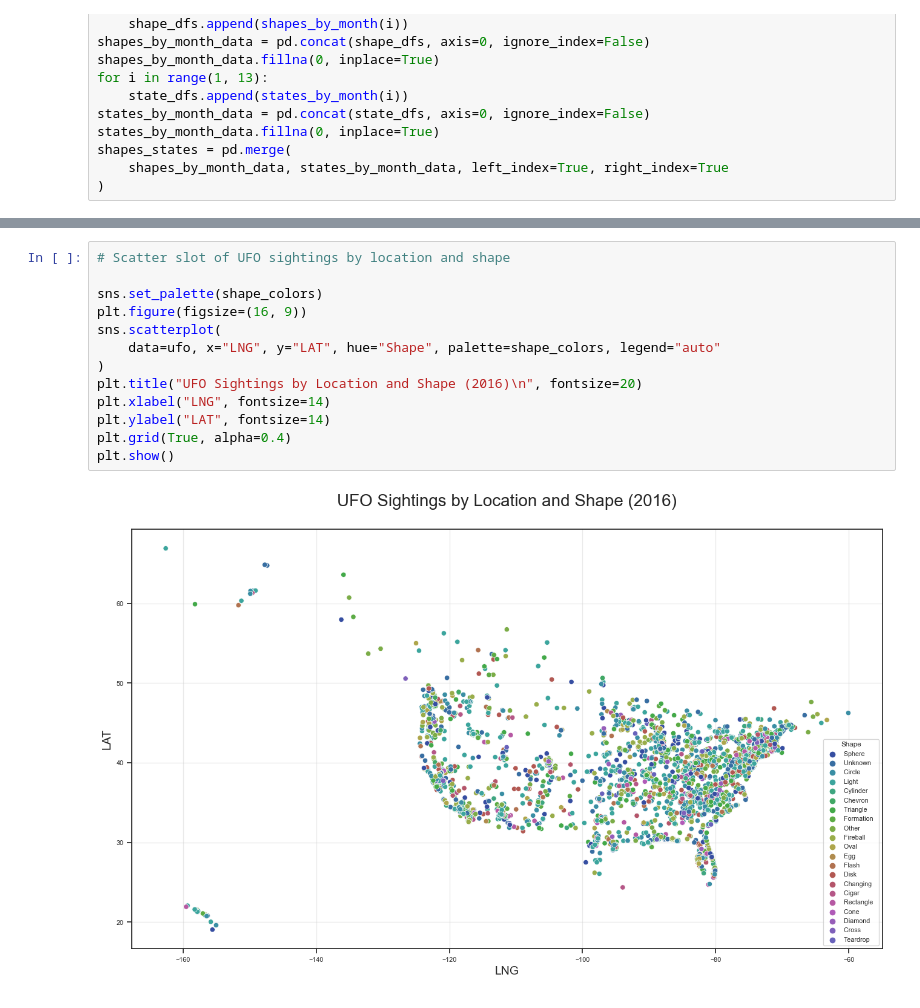
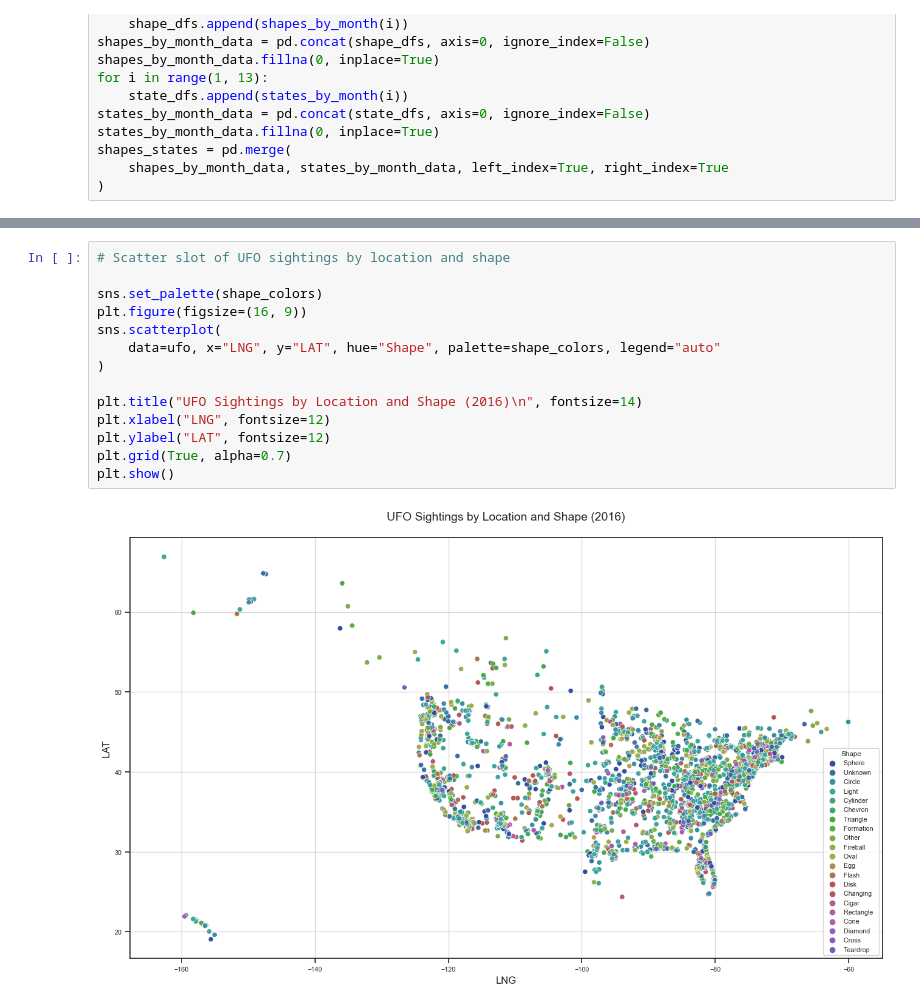
Before and after one commit to marko-londo/UFO-Sighting-Analysis, a Jupyter notebook: UFOs.ipynb, the cells around one changed output, grey strips where cells are left out. Cells and saved outputs as stored; diff of their text form.

```diff
--- a/UFOs.ipynb
+++ b/UFOs.ipynb
@@ -277,15 +291,16 @@ plt.show()
 # %%
 # Scatter slot of UFO sightings by location and shape
 
 sns.set_palette(shape_colors)
 plt.figure(figsize=(16, 9))
 sns.scatterplot(
     data=ufo, x="LNG", y="LAT", hue="Shape", palette=shape_colors, legend="auto"
 )
-plt.title("UFO Sightings by Location and Shape (2016)\n", fontsize=20)
-plt.xlabel("LNG", fontsize=14)
-plt.ylabel("LAT", fontsize=14)
-plt.grid(True, alpha=0.4)
+
+plt.title("UFO Sightings by Location and Shape (2016)\n", fontsize=14)
+plt.xlabel("LNG", fontsize=12)
+plt.ylabel("LAT", fontsize=12)
+plt.grid(True, alpha=0.7)
 plt.show()
 # %% [output]
-[figure, old version]
+[figure, new version]
```
Also changed, not shown: parts of 7 cells of this notebook.
